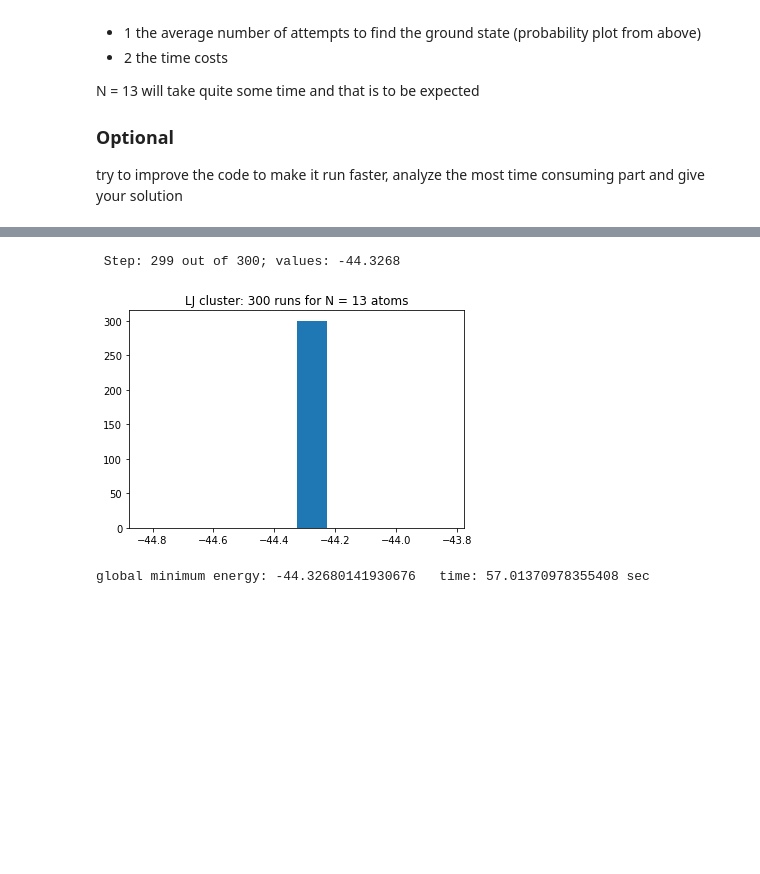
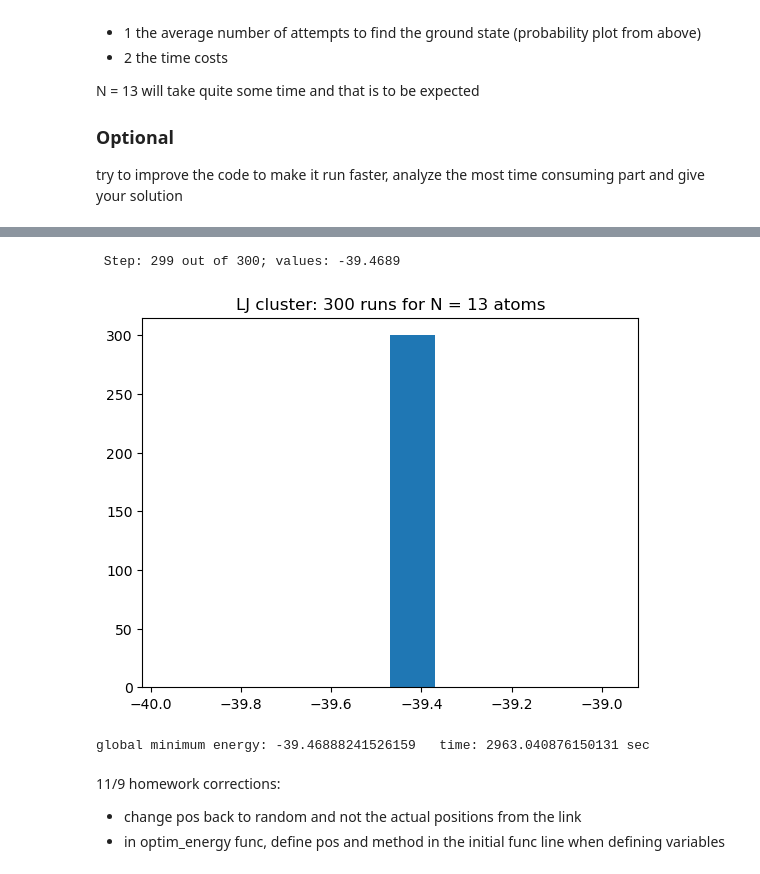
Before and after one commit to shainnyan/ComputationalPhysics300, a Jupyter notebook: homework/HW-Lec_18.ipynb, the cells around one changed output, grey strips where cells are left out. Cells and saved outputs as stored; diff of their text form; code cells hidden in the pictures; blank space fills up the shorter version.

```diff
--- a/homework/HW-Lec_18.ipynb
+++ b/homework/HW-Lec_18.ipynb
@@ -42,13 +42,20 @@ def totalenergy(pos):
             E += LJ(dist)
     return E
 
+#initial positions of atoms
+def init_pos(N, L=5):
+    '''
+    N = # of atoms
+    L = a sort of scaling factor for atoms to generate in a bigger area'''
+    return L*np.random.random_sample((N*3,))
+
 #finding the energy w/ optimization
-def optim_energy(N, N_attempts=300):
+def optim_energy(N, pos, resmethod, N_attempts=300):
     energy_val = []
     pos_val = []
 
     for i in range(N_attempts):
-        res = minimize(totalenergy, pos, method='L-BFGS-B', tol=1e-4)
+        res = minimize(totalenergy, pos, method=resmethod, tol=1e-4)
         energy_val.append(res.fun)
         pos_val.append(res.x)
         print('\r Step: {:d} out of {:d}; values: {:.4f}'.format(i, N_attempts, res.fun), flush=True, end='')
@@ -115,18 +138,26 @@ global minimum energy:  -28.422531893437565 time : 8.822447538375854  sec
 # %%
 #N=13; ground state energy = -44.326801 eV
-pos = get_pos_from_url(N=13)
+
+#pos_check = get_pos_from_url(N=13)
+pos = init_pos(13)
 N = 13
 N_attempts = 300
 time1 = time.time()
-energy_val, pos_val = optim_energy(N) #, N_attempts)
+energy_val, pos_val = optim_energy(N, pos, resmethod='BFGS')
 time2 = time.time()
 dTime = time2 - time1
 
 plt.title('LJ cluster: ' + str(N_attempts) + ' runs for N = ' + str(N) +' atoms')
 plt.hist(energy_val)
 plt.show()
 print('global minimum energy:', min(energy_val), '  time:', dTime, 'sec')
+
+#pos_check gives us -44.3268 eV @ 57.01 sec
 # %% [output]
- Step: 299 out of 300; values: -44.3268
+ Step: 299 out of 300; values: -39.4689
-[figure, old version]
+[figure, new version]
-global minimum energy: -44.32680141930676   time: 57.01370978355408 sec
+global minimum energy: -39.46888241526159   time: 2963.040876150131 sec
+# %% [markdown]
+11/9 homework corrections:
+- change pos back to random and not the actual positions from the link
+- in optim_energy func, define pos and method in the initial func line when defining variables
```
Also changed, not shown: parts of 3 cells of this notebook.
